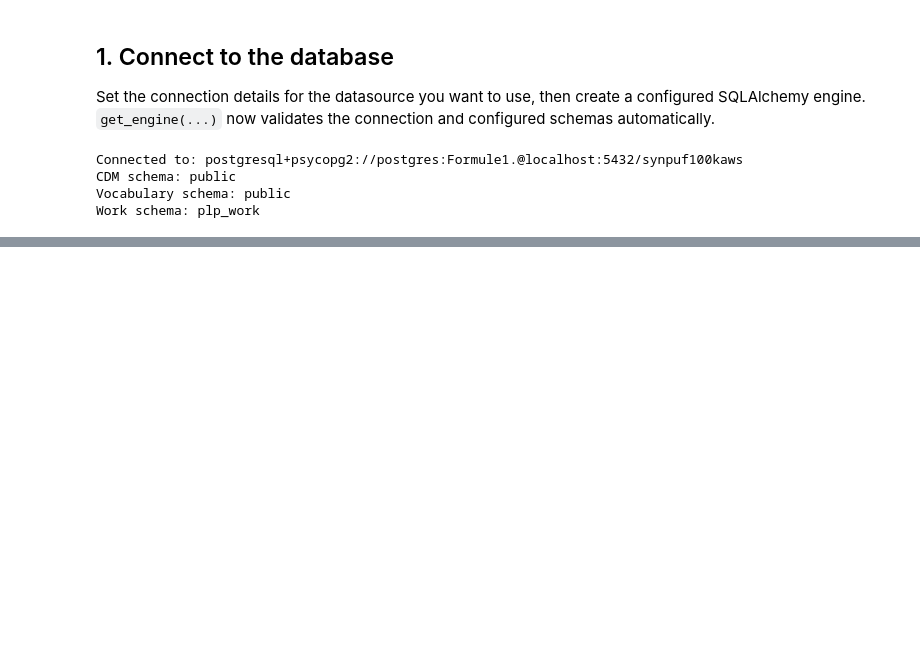
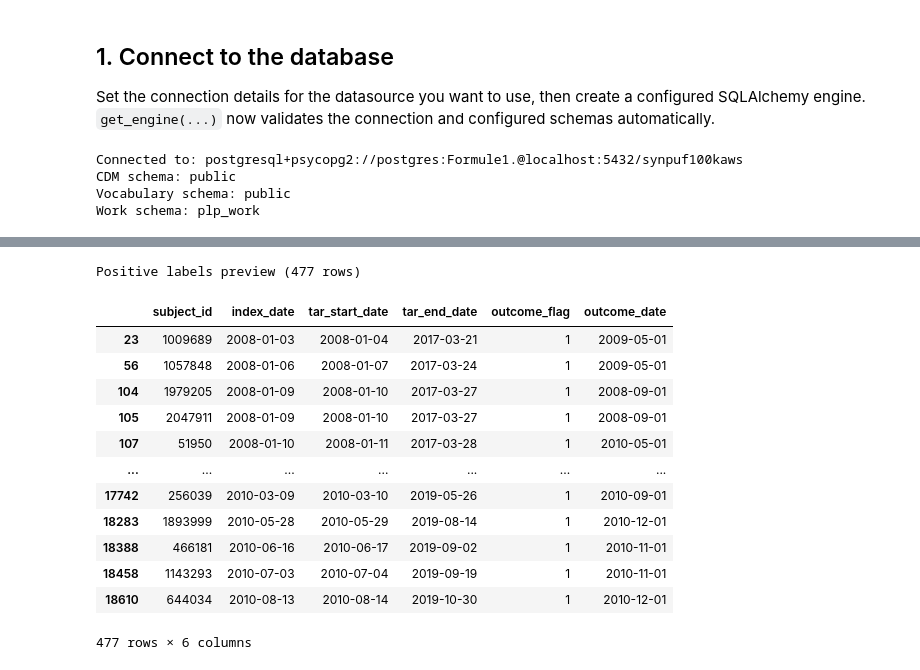
Before and after one commit to YouriDeKeersmaecker/P-PLP, a Jupyter notebook: notebooks/p_plp_showcase.ipynb, the cells around one changed output, grey strips where cells are left out. Saved outputs shown, nothing was run; the diff lists cells and outputs as text; code cells hidden in the pictures; blank space fills up the shorter version.

Commit message:
db and cohort folder refactor

```diff
--- a/notebooks/p_plp_showcase.ipynb
+++ b/notebooks/p_plp_showcase.ipynb
@@ -8,7 +8,12 @@ This notebook starts with the two basics: connecting to the database and loading
 Set the connection details for the datasource you want to use, then create a configured SQLAlchemy engine. `get_engine(...)` now validates the connection and configured schemas automatically.
 # %%
 from p_plp.db import *
-DATABASE_URL = "postgresql+psycopg2://postgres:password@localhost:5432/synpuf100kaws"
+import os
+from dotenv import load_dotenv
+
+load_dotenv()
+
+DATABASE_URL = os.environ["DATABASE_URL"]
 CDM_SCHEMA = "public"
 VOCABULARY_SCHEMA = "public"
 WORK_SCHEMA = "plp_work"
@@ -62,0 +485,24 @@ read_table(engine, "person")
+# %%
+from p_plp.cohorts import generate_labels_time_at_risk
+
+labels = generate_labels_time_at_risk(engine)
+
+positive_labels = labels[labels["outcome_flag"] == 1]
+
+print(f"Positive labels preview ({len(positive_labels)} rows)")
+display(positive_labels)
+# %% [output]
+Positive labels preview (477 rows)
+|  | subject_id | index_date | tar_start_date | tar_end_date | outcome_flag | outcome_date |
+| 23 | 1009689 | 2008-01-03 | 2008-01-04 | 2017-03-21 | 1 | 2009-05-01 |
+| 56 | 1057848 | 2008-01-06 | 2008-01-07 | 2017-03-24 | 1 | 2009-05-01 |
+| 104 | 1979205 | 2008-01-09 | 2008-01-10 | 2017-03-27 | 1 | 2008-09-01 |
+| 105 | 2047911 | 2008-01-09 | 2008-01-10 | 2017-03-27 | 1 | 2008-09-01 |
+| 107 | 51950 | 2008-01-10 | 2008-01-11 | 2017-03-28 | 1 | 2010-05-01 |
+| ... | ... | ... | ... | ... | ... | ... |
+| 17742 | 256039 | 2010-03-09 | 2010-03-10 | 2019-05-26 | 1 | 2010-09-01 |
+| 18283 | 1893999 | 2010-05-28 | 2010-05-29 | 2019-08-14 | 1 | 2010-12-01 |
+| 18388 | 466181 | 2010-06-16 | 2010-06-17 | 2019-09-02 | 1 | 2010-11-01 |
+| 18458 | 1143293 | 2010-07-03 | 2010-07-04 | 2019-09-19 | 1 | 2010-11-01 |
+| 18610 | 644034 | 2010-08-13 | 2010-08-14 | 2019-10-30 | 1 | 2010-12-01 |
+477 rows × 6 columns
```
Also changed, not shown: parts of 7 cells of this notebook, 4 other files.
